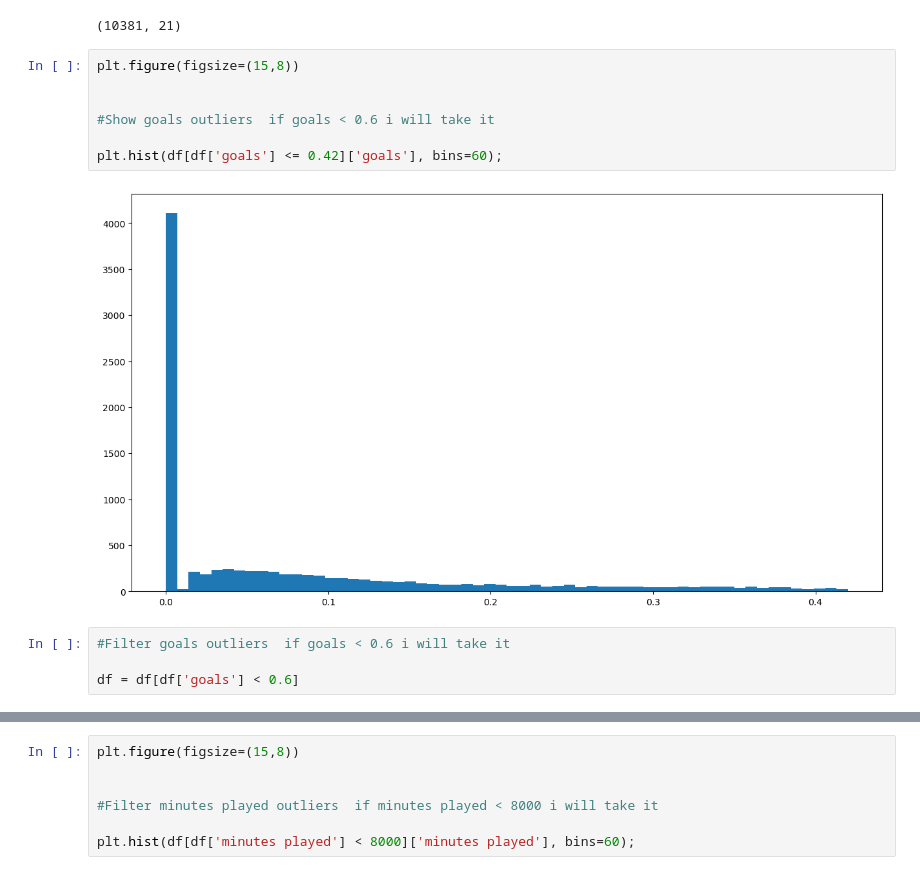
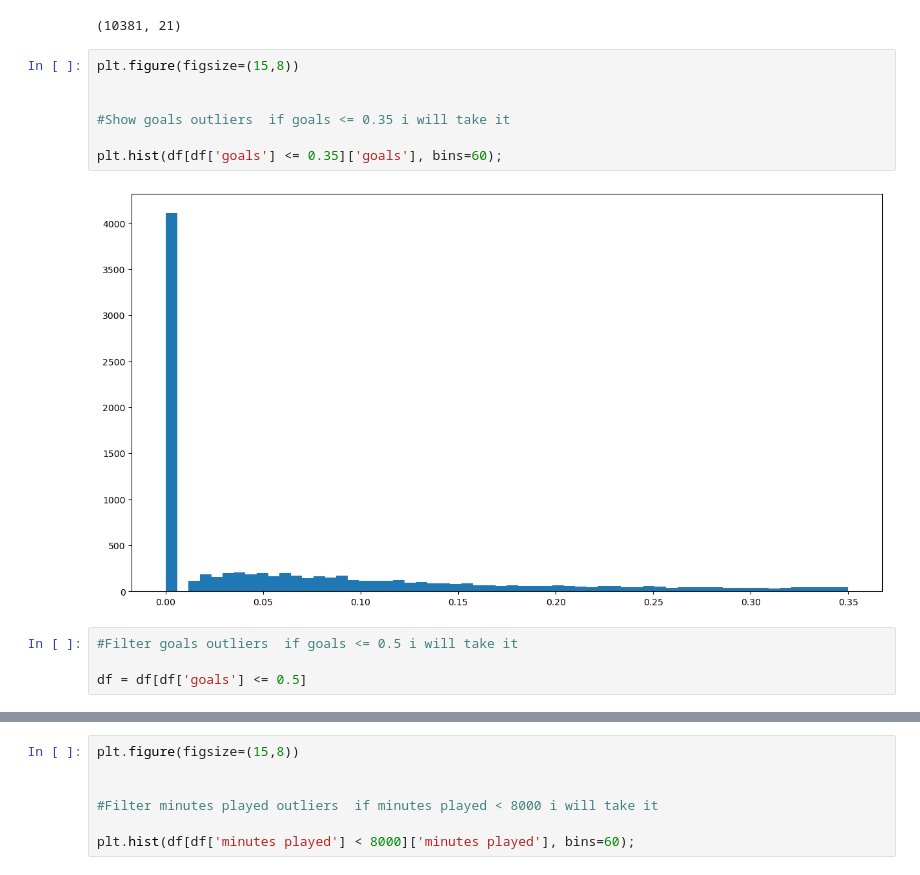
Before and after one commit to Tuwaiq-DS-ML-bootcamp-V-8/Usecase-7, a Jupyter notebook: EDA explain template.ipynb, the cells around one changed output, grey strips where cells are left out. Saved outputs shown, nothing was run; the diff lists cells and outputs as text.

```diff
--- a/EDA explain template.ipynb
+++ b/EDA explain template.ipynb
@@ -283,16 +283,16 @@ df.shape
 # %%
 plt.figure(figsize=(15,8))
 
 
-#Show goals outliers  if goals < 0.6 i will take it
+#Show goals outliers  if goals <= 0.35 i will take it
 
-plt.hist(df[df['goals'] <= 0.42]['goals'], bins=60);
+plt.hist(df[df['goals'] <= 0.35]['goals'], bins=60);
 # %% [output]
-[figure, old version]
+[figure, new version]
 # %%
-#Filter goals outliers  if goals < 0.6 i will take it
+#Filter goals outliers  if goals <= 0.5 i will take it
 
-df = df[df['goals'] < 0.6]
+df = df[df['goals'] <= 0.5]
 # %%
 df.shape
 # %% [output]
```
Also changed, not shown: parts of 40 cells of this notebook.
